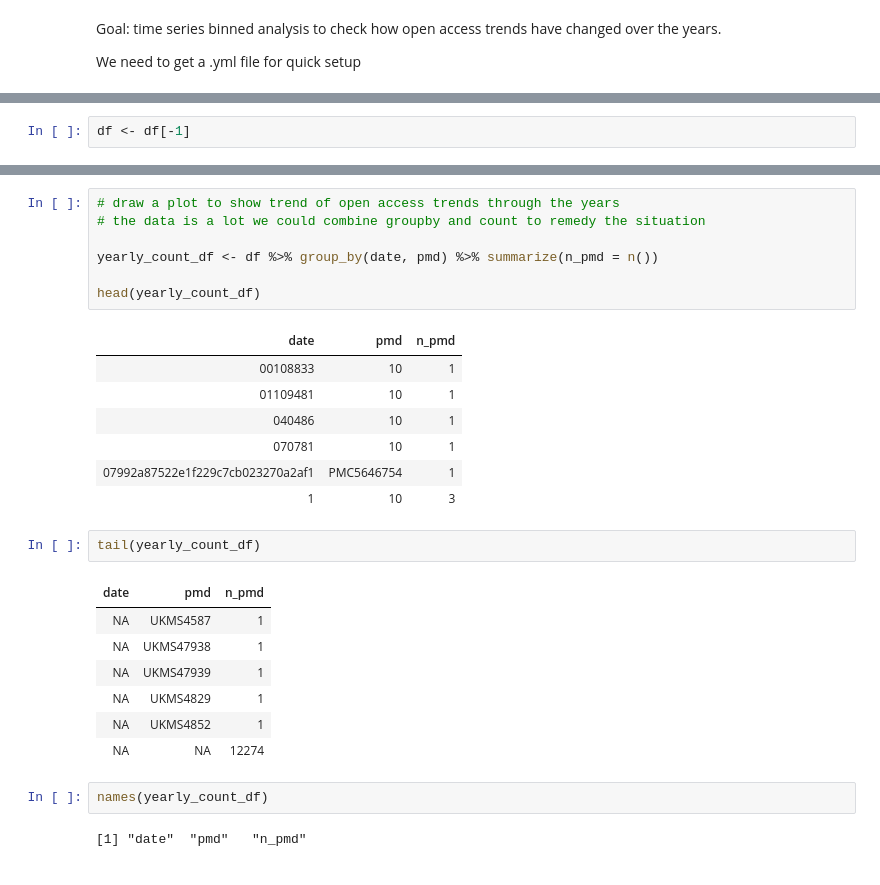
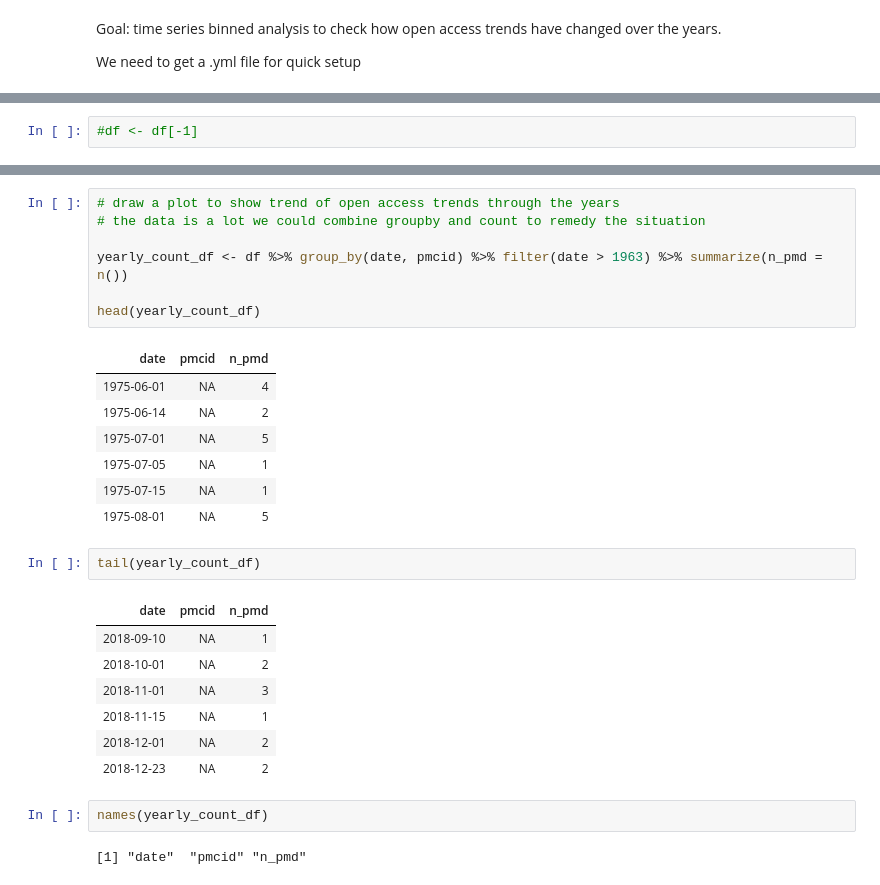
Before and after one commit to BioinfoNet/Data-mining, a Jupyter notebook: Notebooks/data-import-visualization.ipynb, the cells around one changed output, grey strips where cells are left out. Saved outputs shown, nothing was run; the diff lists cells and outputs as text.

```diff
--- a/Notebooks/data-import-visualization.ipynb
+++ b/Notebooks/data-import-visualization.ipynb
@@ -48,5 +33,5 @@ head(df)
 # %%
-df <- df[-1]
+#df <- df[-1]
 # %%
 head(df)
 # %% [output]
@@ -121,32 +99,32 @@ sort(table(df$journal),decreasing = TRUE)
 # %%
 # draw a plot to show trend of open access trends through the years
 # the data is a lot we could combine groupby and count to remedy the situation
 
-yearly_count_df <- df %>% group_by(date, pmd) %>% summarize(n_pmd = n())
+yearly_count_df <- df %>% group_by(date, pmcid) %>% filter(date > 1963) %>% summarize(n_pmd = n())
 
 head(yearly_count_df)
 # %% [output]
-| date | pmd | n_pmd |
-| 00108833 | 10 | 1 |
-| 01109481 | 10 | 1 |
-| 040486 | 10 | 1 |
-| 070781 | 10 | 1 |
-| 07992a87522e1f229c7cb023270a2af1 | PMC5646754 | 1 |
-| 1 | 10 | 3 |
+| date | pmcid | n_pmd |
+| 1975-06-01 | NA | 4 |
+| 1975-06-14 | NA | 2 |
+| 1975-07-01 | NA | 5 |
+| 1975-07-05 | NA | 1 |
+| 1975-07-15 | NA | 1 |
+| 1975-08-01 | NA | 5 |
 # %%
 tail(yearly_count_df)
 # %% [output]
-| date | pmd | n_pmd |
-| NA | UKMS4587 | 1 |
-| NA | UKMS47938 | 1 |
-| NA | UKMS47939 | 1 |
-| NA | UKMS4829 | 1 |
-| NA | UKMS4852 | 1 |
-| NA | NA | 12274 |
+| date | pmcid | n_pmd |
+| 2018-09-10 | NA | 1 |
+| 2018-10-01 | NA | 2 |
+| 2018-11-01 | NA | 3 |
+| 2018-11-15 | NA | 1 |
+| 2018-12-01 | NA | 2 |
+| 2018-12-23 | NA | 2 |
 # %%
 names(yearly_count_df)
 # %% [output]
-[1] "date"  "pmd"   "n_pmd"
+[1] "date"  "pmcid" "n_pmd"
 # %%
 str(yearly_count_df)
 # %% [output]
```
Also changed, not shown: parts of 20 cells of this notebook.
